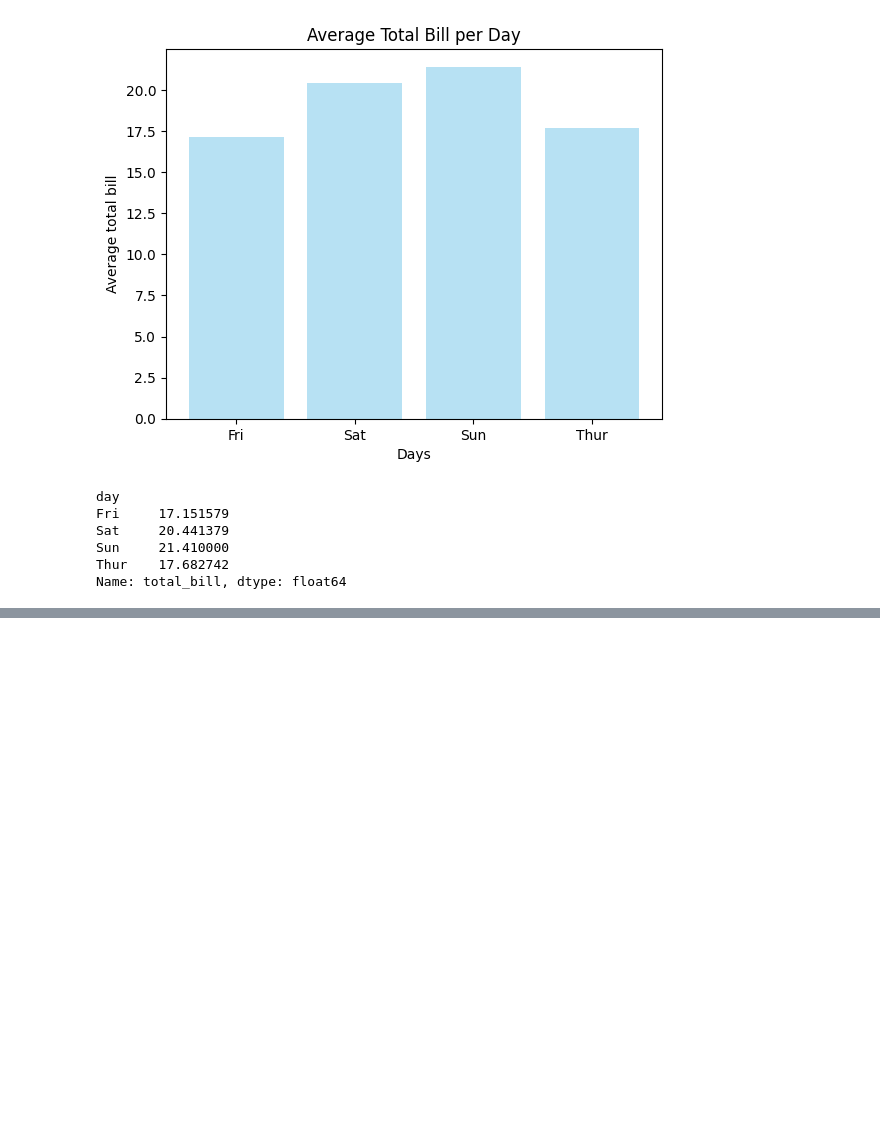
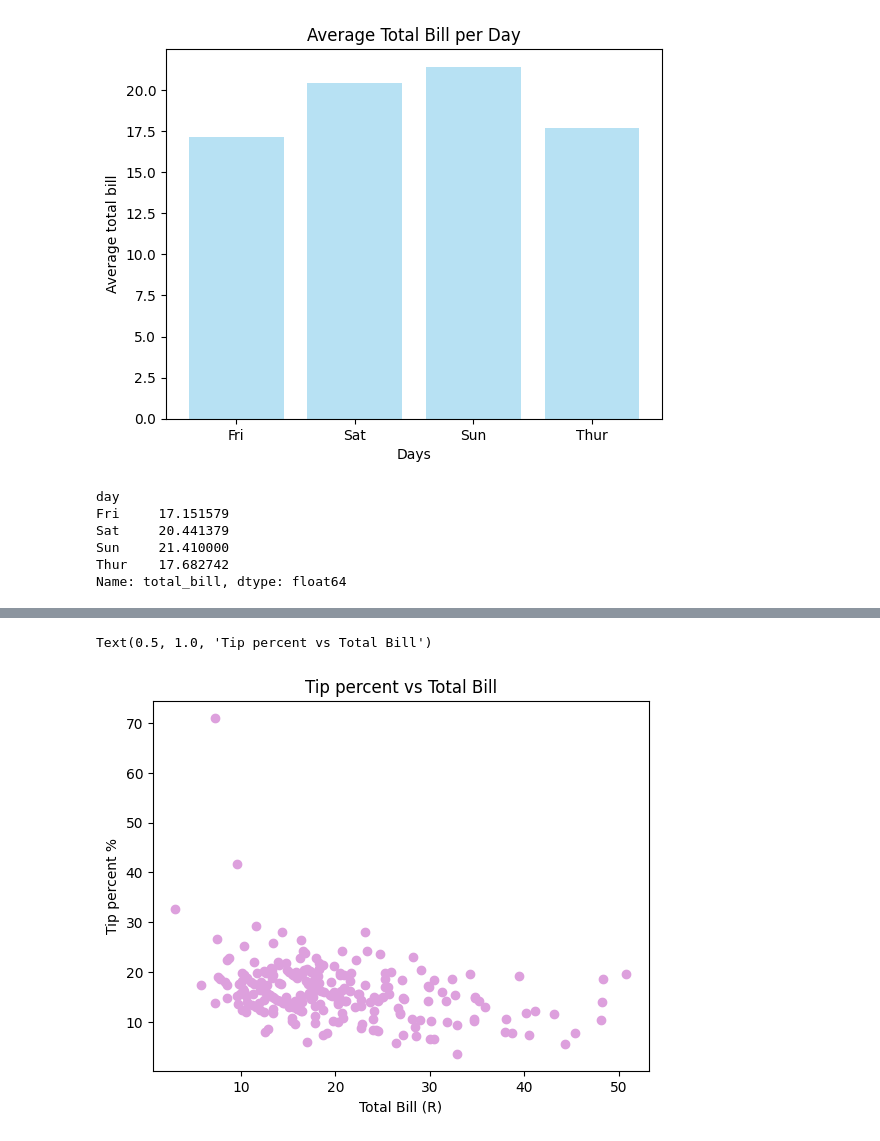
Before and after one commit to Jamie-Sanlam20/Python-SDDA-2025---Jamie, a Jupyter notebook: Day_21/01_pandas-II.ipynb, the cells around one changed output, grey strips where cells are left out. Saved outputs shown, nothing was run; the diff lists cells and outputs as text; code cells hidden in the pictures; blank space fills up the shorter version.

```diff
--- a/Day_21/01_pandas-II.ipynb
+++ b/Day_21/01_pandas-II.ipynb
@@ -837,0 +856,9 @@ Name: total_bill, dtype: float64
+# %%
+plt.scatter(tips_df['total_bill'], tips_df['tip_percent'], color='plum')
+
+plt.xlabel('Total Bill (R)')
+plt.ylabel('Tip percent %')
+plt.title('Tip percent vs Total Bill')
+# %% [output]
+Text(0.5, 1.0, 'Tip percent vs Total Bill')
+[figure, added]
```
Also changed, not shown: parts of 4 cells of this notebook.
